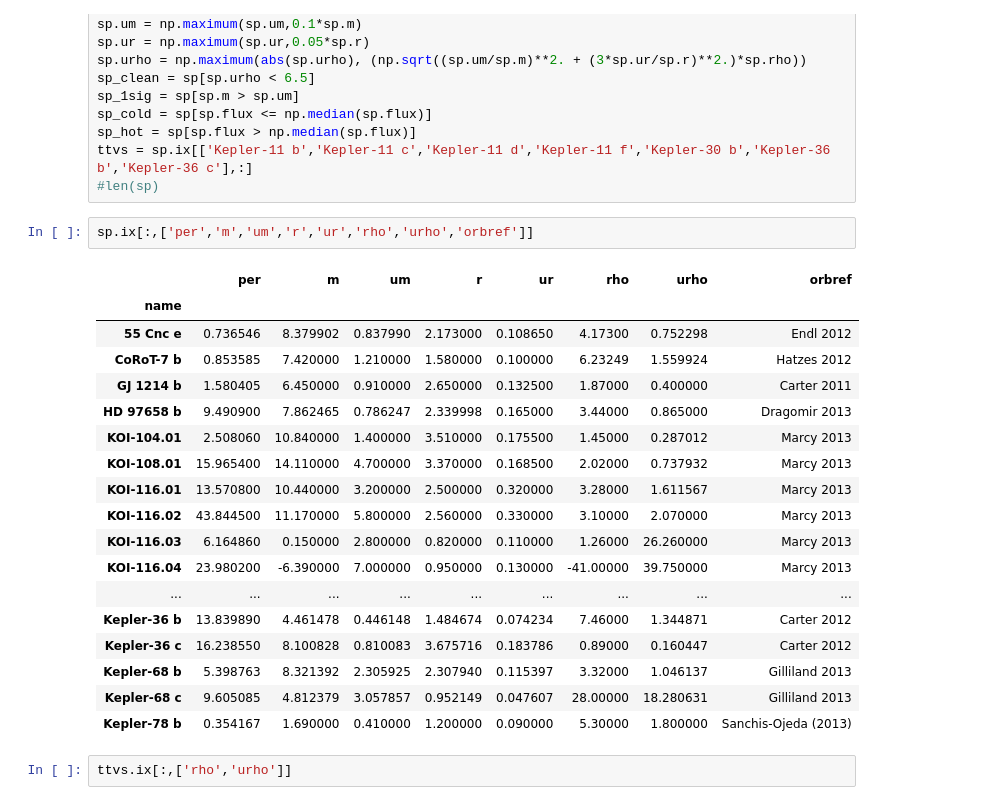
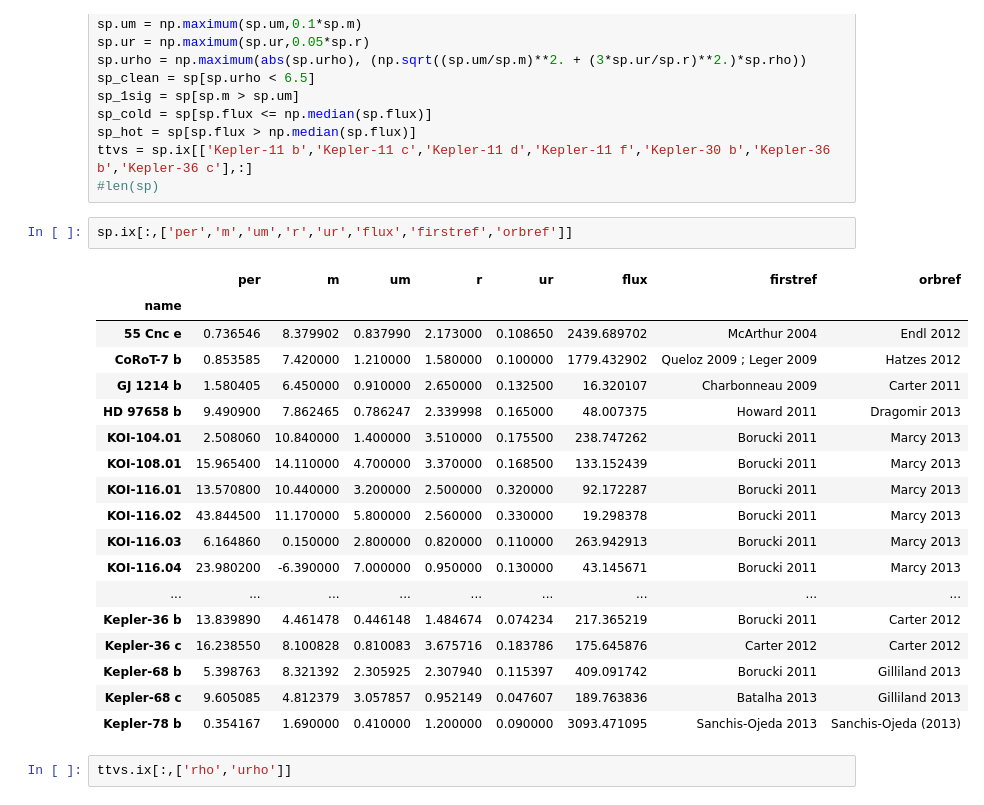
Before and after one commit to sealauren/mrf, a Jupyter notebook: plot_mr.ipynb, the cells around one changed output. Saved outputs shown, nothing was run; the diff lists cells and outputs as text.

Commit message:
Added all the equations to the paper and a table of equations.  Updated ALL TEXT AND TABLES.

```diff
--- a/plot_mr.ipynb
+++ b/plot_mr.ipynb
@@ -25,26 +25,26 @@ sp_hot = sp[sp.flux > np.median(sp.flux)]
 ttvs = sp.ix[['Kepler-11 b','Kepler-11 c','Kepler-11 d','Kepler-11 f','Kepler-30 b','Kepler-36 b','Kepler-36 c'],:]
 #len(sp)
 # %%
-sp.ix[:,['per','m','um','r','ur','rho','urho','orbref']]
+sp.ix[:,['per','m','um','r','ur','flux','firstref','orbref']]
 # %% [output]
-|  | per | m | um | r | ur | rho | urho | orbref |
+|  | per | m | um | r | ur | flux | firstref | orbref |
 | name |  |  |  |  |  |  |  |  |
-| 55 Cnc e | 0.736546 | 8.379902 | 0.837990 | 2.173000 | 0.108650 | 4.17300 | 0.752298 | Endl 2012 |
-| CoRoT-7 b | 0.853585 | 7.420000 | 1.210000 | 1.580000 | 0.100000 | 6.23249 | 1.559924 | Hatzes 2012 |
-| GJ 1214 b | 1.580405 | 6.450000 | 0.910000 | 2.650000 | 0.132500 | 1.87000 | 0.400000 | Carter 2011 |
-| HD 97658 b | 9.490900 | 7.862465 | 0.786247 | 2.339998 | 0.165000 | 3.44000 | 0.865000 | Dragomir 2013 |
-| KOI-104.01 | 2.508060 | 10.840000 | 1.400000 | 3.510000 | 0.175500 | 1.45000 | 0.287012 | Marcy 2013 |
-| KOI-108.01 | 15.965400 | 14.110000 | 4.700000 | 3.370000 | 0.168500 | 2.02000 | 0.737932 | Marcy 2013 |
-| KOI-116.01 | 13.570800 | 10.440000 | 3.200000 | 2.500000 | 0.320000 | 3.28000 | 1.611567 | Marcy 2013 |
-| KOI-116.02 | 43.844500 | 11.170000 | 5.800000 | 2.560000 | 0.330000 | 3.10000 | 2.070000 | Marcy 2013 |
-| KOI-116.03 | 6.164860 | 0.150000 | 2.800000 | 0.820000 | 0.110000 | 1.26000 | 26.260000 | Marcy 2013 |
-| KOI-116.04 | 23.980200 | -6.390000 | 7.000000 | 0.950000 | 0.130000 | -41.00000 | 39.750000 | Marcy 2013 |
+| 55 Cnc e | 0.736546 | 8.379902 | 0.837990 | 2.173000 | 0.108650 | 2439.689702 | McArthur 2004 | Endl 2012 |
+| CoRoT-7 b | 0.853585 | 7.420000 | 1.210000 | 1.580000 | 0.100000 | 1779.432902 | Queloz 2009 ; Leger 2009 | Hatzes 2012 |
+| GJ 1214 b | 1.580405 | 6.450000 | 0.910000 | 2.650000 | 0.132500 | 16.320107 | Charbonneau 2009 | Carter 2011 |
+| HD 97658 b | 9.490900 | 7.862465 | 0.786247 | 2.339998 | 0.165000 | 48.007375 | Howard 2011 | Dragomir 2013 |
+| KOI-104.01 | 2.508060 | 10.840000 | 1.400000 | 3.510000 | 0.175500 | 238.747262 | Borucki 2011 | Marcy 2013 |
+| KOI-108.01 | 15.965400 | 14.110000 | 4.700000 | 3.370000 | 0.168500 | 133.152439 | Borucki 2011 | Marcy 2013 |
+| KOI-116.01 | 13.570800 | 10.440000 | 3.200000 | 2.500000 | 0.320000 | 92.172287 | Borucki 2011 | Marcy 2013 |
+| KOI-116.02 | 43.844500 | 11.170000 | 5.800000 | 2.560000 | 0.330000 | 19.298378 | Borucki 2011 | Marcy 2013 |
+| KOI-116.03 | 6.164860 | 0.150000 | 2.800000 | 0.820000 | 0.110000 | 263.942913 | Borucki 2011 | Marcy 2013 |
+| KOI-116.04 | 23.980200 | -6.390000 | 7.000000 | 0.950000 | 0.130000 | 43.145671 | Borucki 2011 | Marcy 2013 |
 | ... | ... | ... | ... | ... | ... | ... | ... | ... |
-| Kepler-36 b | 13.839890 | 4.461478 | 0.446148 | 1.484674 | 0.074234 | 7.46000 | 1.344871 | Carter 2012 |
-| Kepler-36 c | 16.238550 | 8.100828 | 0.810083 | 3.675716 | 0.183786 | 0.89000 | 0.160447 | Carter 2012 |
-| Kepler-68 b | 5.398763 | 8.321392 | 2.305925 | 2.307940 | 0.115397 | 3.32000 | 1.046137 | Gilliland 2013 |
-| Kepler-68 c | 9.605085 | 4.812379 | 3.057857 | 0.952149 | 0.047607 | 28.00000 | 18.280631 | Gilliland 2013 |
-| Kepler-78 b | 0.354167 | 1.690000 | 0.410000 | 1.200000 | 0.090000 | 5.30000 | 1.800000 | Sanchis-Ojeda (2013) |
+| Kepler-36 b | 13.839890 | 4.461478 | 0.446148 | 1.484674 | 0.074234 | 217.365219 | Borucki 2011 | Carter 2012 |
+| Kepler-36 c | 16.238550 | 8.100828 | 0.810083 | 3.675716 | 0.183786 | 175.645876 | Carter 2012 | Carter 2012 |
+| Kepler-68 b | 5.398763 | 8.321392 | 2.305925 | 2.307940 | 0.115397 | 409.091742 | Borucki 2011 | Gilliland 2013 |
+| Kepler-68 c | 9.605085 | 4.812379 | 3.057857 | 0.952149 | 0.047607 | 189.763836 | Batalha 2013 | Gilliland 2013 |
+| Kepler-78 b | 0.354167 | 1.690000 | 0.410000 | 1.200000 | 0.090000 | 3093.471095 | Sanchis-Ojeda 2013 | Sanchis-Ojeda (2013) |
 # %%
 ttvs.ix[:,['rho','urho']]
 # %% [output]
```
Also changed, not shown: parts of 17 cells of this notebook, 12 other files.
